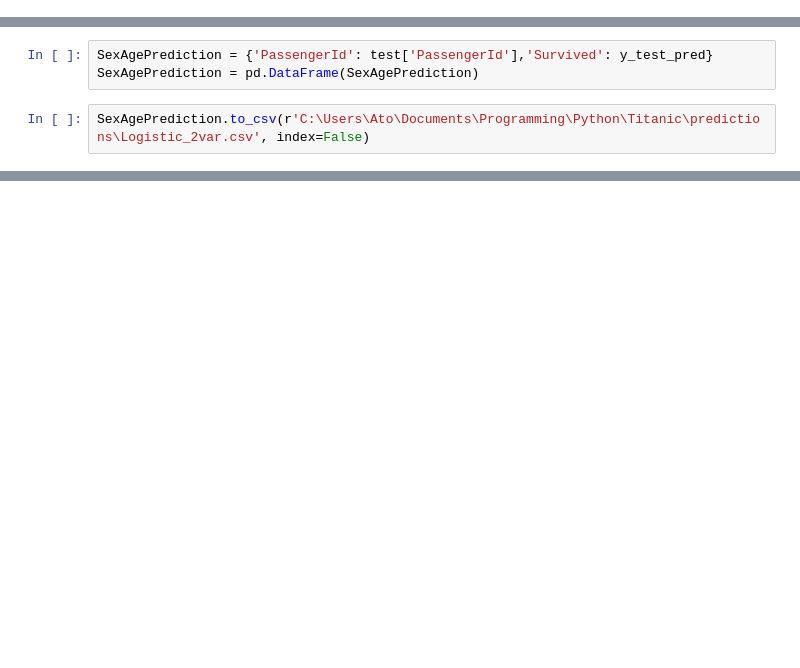
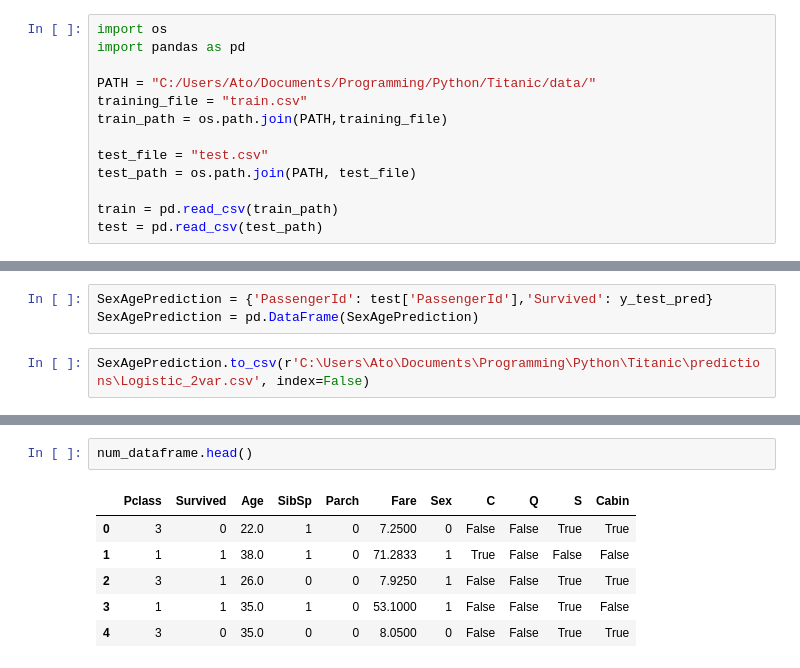
Before and after one commit to BakiRhina/Titanic, a Jupyter notebook: main.ipynb, the cells around one changed output, grey strips where cells are left out. Saved outputs shown, nothing was run; the diff lists cells and outputs as text; blank space fills up the shorter version.

```diff
--- a/main.ipynb
+++ b/main.ipynb
@@ -424,6 +424,19 @@ Numer of deceased: 549 (61.62%)
 From the analysis above, it is clear that the data is not balanced. Since it is not too imbalanced, we will proceed with data preprocessing and supervised models, and after some results we will implement data balancing techniques such as data augmentation, SMOTE, among others.
 # %% [markdown]
 ## First Model (Logistic Regression)
+# %%
+import os
+import pandas as pd
+
+PATH = "C:/Users/Ato/Documents/Programming/Python/Titanic/data/"
+training_file = "train.csv"
+train_path = os.path.join(PATH,training_file)
+
+test_file = "test.csv"
+test_path = os.path.join(PATH, test_file)
+
+train = pd.read_csv(train_path)
+test = pd.read_csv(test_path)
 # %% [markdown]
 Since the dependent variable to be predicted is a binar, several classifiers are going to be used and compared. Firstly, a model that is as fast as simple to get started, Logistic Regression.
 
@@ -635,0 +707,9 @@ SexAgePrediction.to_csv(r'C:\Users\Ato\Documents\Programming\Python\Titanic\pred
+# %%
+num_dataframe.head()
+# %% [output]
+|  | Pclass | Survived | Age | SibSp | Parch | Fare | Sex | C | Q | S | Cabin |
+| 0 | 3 | 0 | 22.0 | 1 | 0 | 7.2500 | 0 | False | False | True | True |
+| 1 | 1 | 1 | 38.0 | 1 | 0 | 71.2833 | 1 | True | False | False | False |
+| 2 | 3 | 1 | 26.0 | 0 | 0 | 7.9250 | 1 | False | False | True | True |
+| 3 | 1 | 1 | 35.0 | 1 | 0 | 53.1000 | 1 | False | False | True | False |
+| 4 | 3 | 0 | 35.0 | 0 | 0 | 8.0500 | 0 | False | False | True | True |
```
Also changed, not shown: parts of 10 cells of this notebook.
